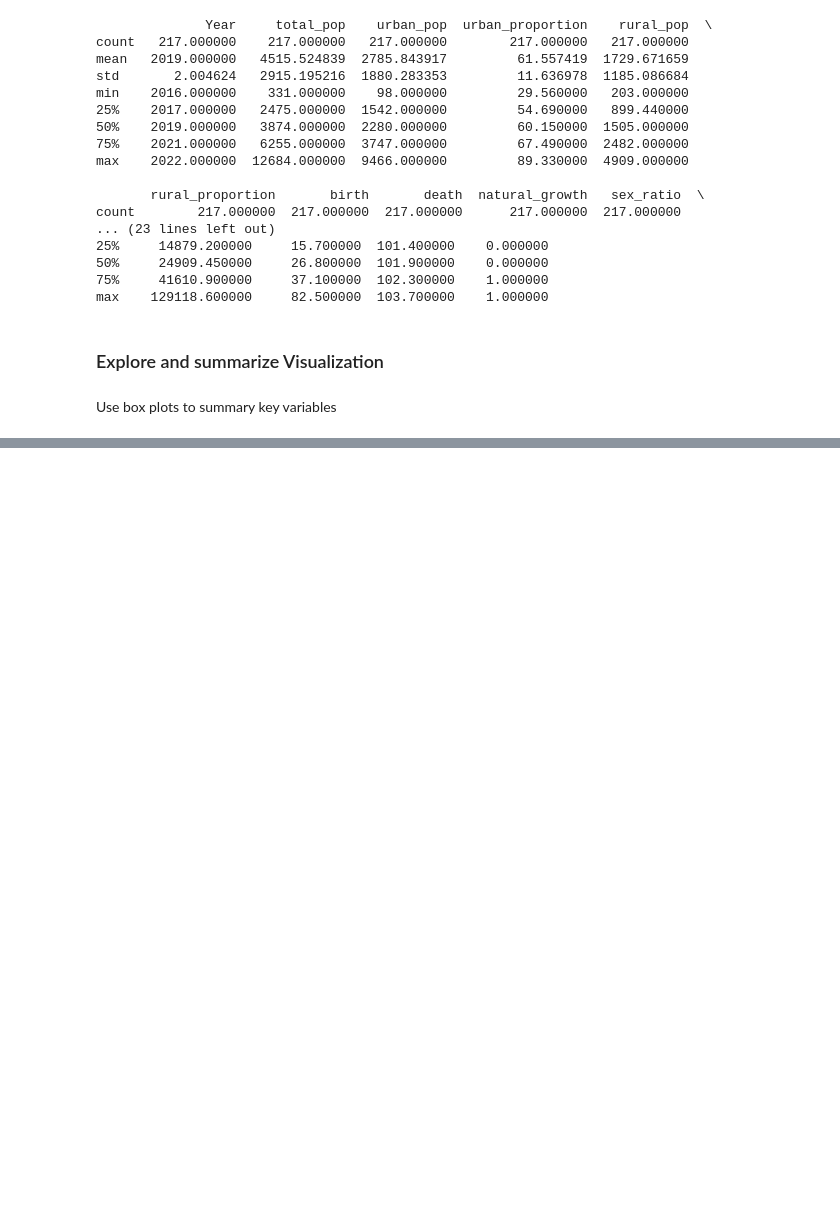
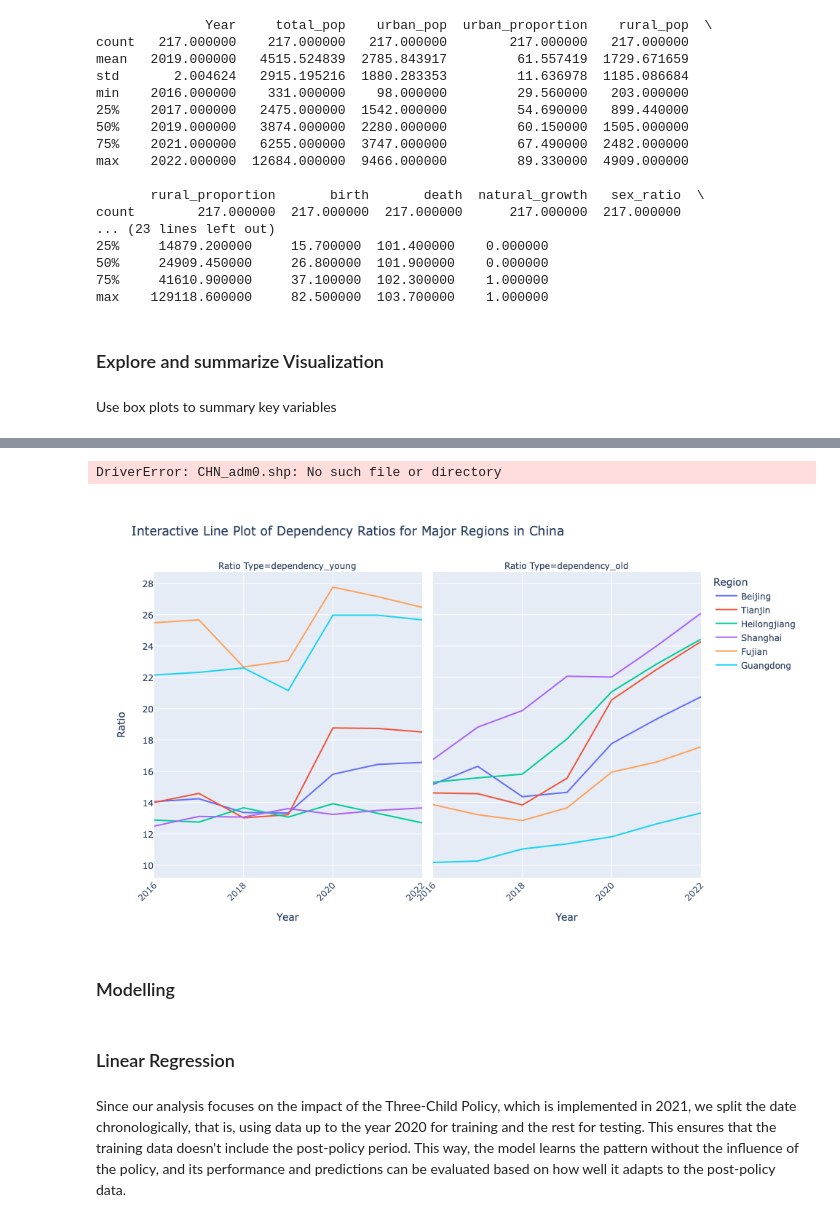
Before and after one commit to yarach71/Econ-323-Final-Project, a Jupyter notebook: Econ 323 Final Project.ipynb, the cells around one changed output, grey strips where cells are left out. Cells and saved outputs as stored; diff of their text form; code cells hidden in the pictures; blank space fills up the shorter version.

```diff
--- a/Econ 323 Final Project.ipynb
+++ b/Econ 323 Final Project.ipynb
@@ -206,0 +210,45 @@ plt.show()
+# %%
+# Load the shapefile
+china_shapefile = gpd.read_file('Econ323_final_Project/Econ-')
+
+# Assuming 'pop' is your DataFrame with the regions and data you want to plot
+# The DataFrame needs a column with region names that exactly match those in the shapefile
+merged = china_shapefile.merge(pop, left_on='region_name_in_shapefile', right_on='Region')
+
+# Create a choropleth map
+fig, ax = plt.subplots(1, 1)
+merged.plot(column='YourDataColumn', ax=ax, legend=True)
+plt.show()
+# %% [output]
+DriverError: CHN_adm0.shp: No such file or directory
+# %%
+# Interactive Line Plot for major regions
+selected_regions = ['Beijing', 'Shanghai', 'Guangdong', 'Heilongjiang', 'Tianjin', 'Fujian']
+filtered_pop = melted_pop[melted_pop['Region'].isin(selected_regions)]
+
+# Create the interactive line plot
+fig = px.line(filtered_pop, x="Year", y="Ratio", color='Region', line_group='Region',
+              facet_col='Ratio Type', facet_col_wrap=2,
+              title='Interactive Line Plot of Dependency Ratios for Major Regions in China')
+
+# Update layout
+fig.update_layout(
+    width=1000,
+    height=600,
+    hovermode='x',
+)
+
+for axis in fig.layout:
+    if axis.startswith('xaxis'):
+        fig.layout[axis].update(tickangle=-45)
+
+# Show the figure
+fig.show()
+# %% [output]
+[figure, added]
+# %% [markdown]
+### Modelling
+# %% [markdown]
+### Linear Regression
+# %% [markdown]
+Since our analysis focuses on the impact of the Three-Child Policy, which is implemented in 2021, we split the date chronologically, that is, using data up to the year 2020 for training and the rest for testing. This ensures that the training data doesn't include the post-policy period. This way, the model learns the pattern without the influence of the policy, and its performance and predictions can be evaluated based on how well it adapts to the post-policy data.
```
Also changed, not shown: parts of 6 cells of this notebook.
